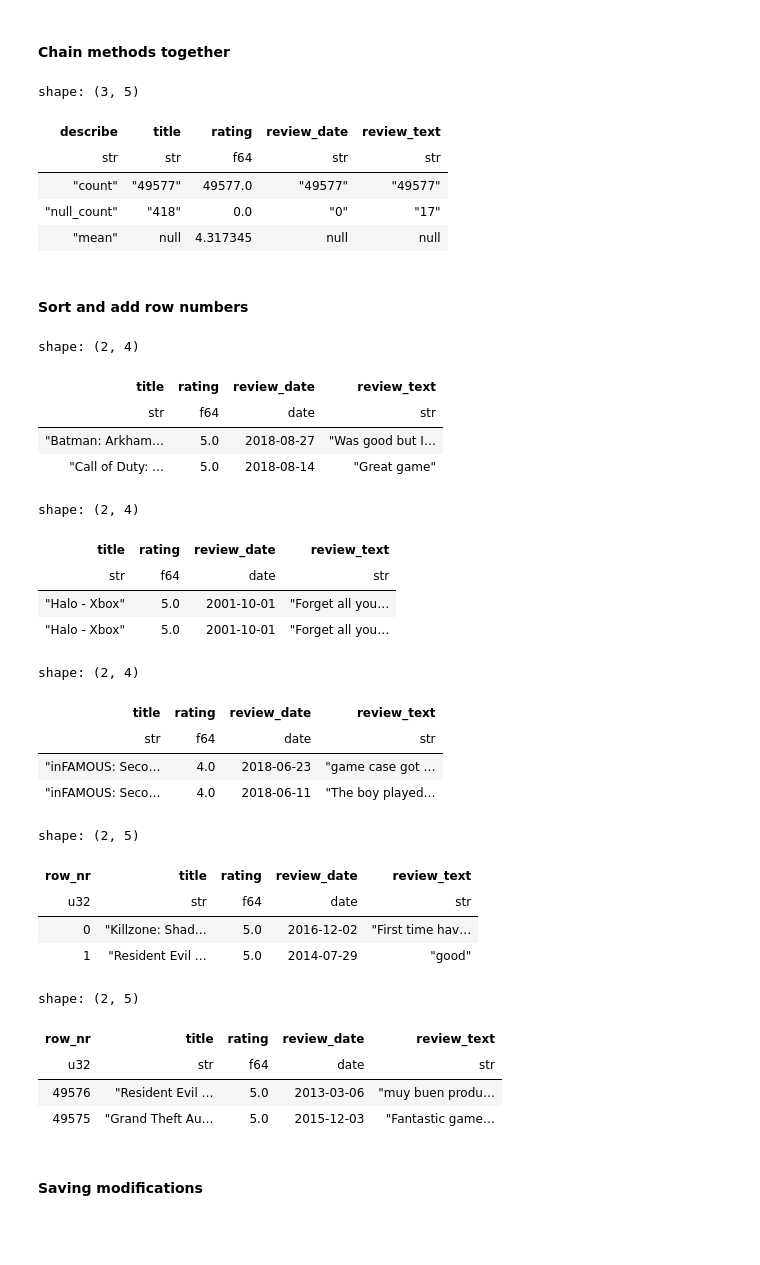
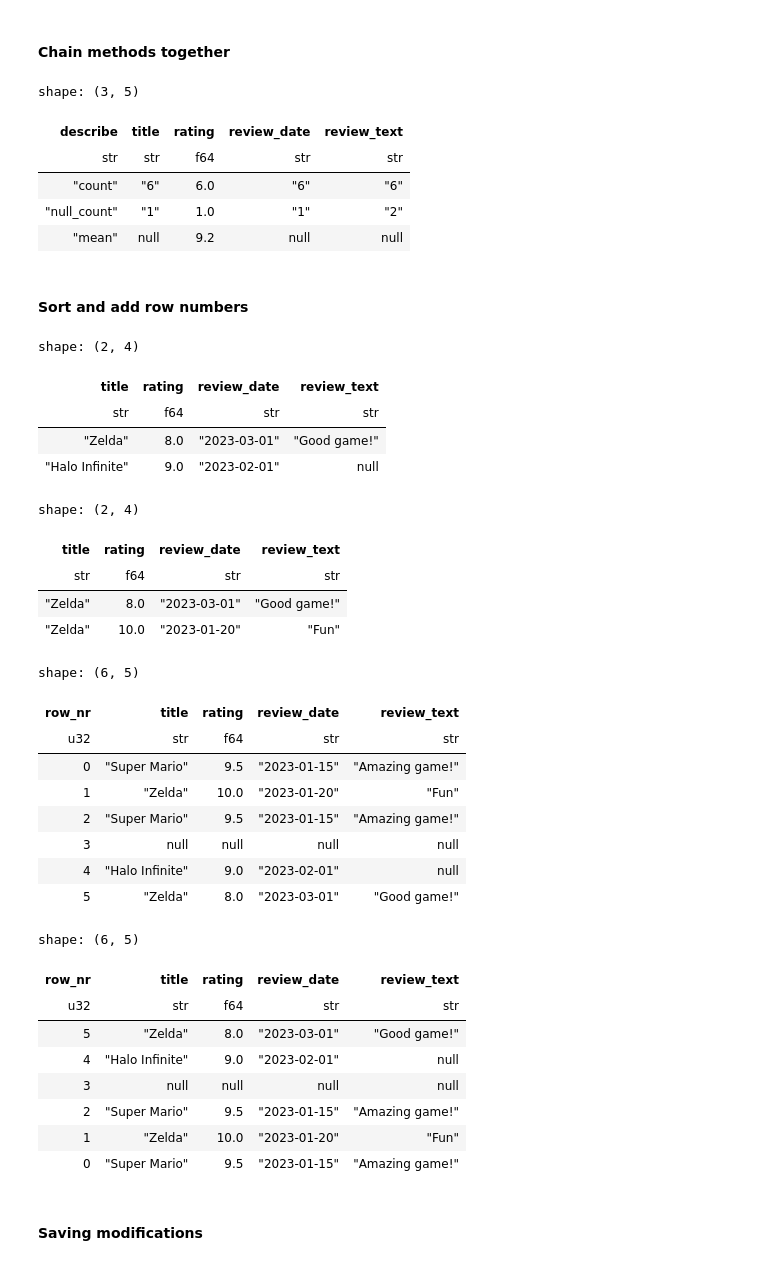
Before and after one commit to PacktPublishing/Data-Analysis-with-Polars, a Jupyter notebook: chapter_02/01_Polars_data_analysis.ipynb, the cells around one changed output. Drawn from its saved outputs; the diff is of its cells as text; code cells hidden in the pictures; blank space fills up the shorter version.

Commit message:
use a simpler dataset

```diff
--- a/chapter_02/01_Polars_data_analysis.ipynb
+++ b/chapter_02/01_Polars_data_analysis.ipynb
@@ -15,5 +12,15 @@ video_games_reviews = pl.read_csv('../datasets/reviews_videogames_350_simplified
 # %%
 # Configure the number of characters to show for each string column
-pl.Config.set_fmt_str_lengths(15)
+pl.Config.set_fmt_str_lengths(30)
 # %% [output]
 polars.config.Config
+# %%
+# Create a sample dataset for videogames reviews
+data = {
+    "title": ["Super Mario", "Zelda", "Super Mario", None, "Halo Infinite", "Zelda"],
+    "rating": [9.5, 10, 9.5, None, 9, 8],
+    "review_date": ["2023-01-15", "2023-01-20", "2023-01-15", None, "2023-02-01", "2023-03-01"],
+    "review_text": ["Amazing game!", "Fun", "Amazing game!", None, None, "Good game!"],
+}
+
+video_games_reviews = pl.DataFrame(data)
@@ -107,9 +128,9 @@ video_games_reviews.describe().head(3)
 shape: (3, 5)
 | describe | title | rating | review_date | review_text |
 | str | str | f64 | str | str |
-| "count" | "49577" | 49577.0 | "49577" | "49577" |
-| "null_count" | "418" | 0.0 | "0" | "17" |
-| "mean" | null | 4.317345 | null | null |
+| "count" | "6" | 6.0 | "6" | "6" |
+| "null_count" | "1" | 1.0 | "1" | "2" |
+| "mean" | null | 9.2 | null | null |
 # %% [markdown]
 #### Sort and add row numbers
 # %%
@@ -118,45 +139,44 @@ video_games_reviews.sort('review_date', descending=True).head(2)
 # %% [output]
 shape: (2, 4)
 | title | rating | review_date | review_text |
-| str | f64 | date | str |
-| "Batman: Arkham… | 5.0 | 2018-08-27 | "Was good but I… |
-| "Call of Duty: … | 5.0 | 2018-08-14 | "Great game" |
+| str | f64 | str | str |
+| "Zelda" | 8.0 | "2023-03-01" | "Good game!" |
+| "Halo Infinite" | 9.0 | "2023-02-01" | null |
 # %%
-# Sort the DataFrame by the time of review in ascending order and show the first 2 rows
-video_games_reviews.sort('review_date', descending=False).head(2)
+# Sort the DataFrame by the title and  time of review, both in descending order
+video_games_reviews.sort(['title','review_date'], descending=[True, True]).head(2)
 # %% [output]
 shape: (2, 4)
 | title | rating | review_date | review_text |
-| str | f64 | date | str |
-| "Halo - Xbox" | 5.0 | 2001-10-01 | "Forget all you… |
-| "Halo - Xbox" | 5.0 | 2001-10-01 | "Forget all you… |
+| str | f64 | str | str |
+| "Zelda" | 8.0 | "2023-03-01" | "Good game!" |
+| "Zelda" | 10.0 | "2023-01-20" | "Fun" |
-# %%
-# Sort the DataFrame by the video game code (asin) in ascending order and by the time of review in descending order
-video_games_reviews.sort(['title','review_date'], descending=[True, True]).head(2)
-# %% [output]
-shape: (2, 4)
-| title | rating | review_date | review_text |
-| str | f64 | date | str |
-| "inFAMOUS: Seco… | 4.0 | 2018-06-23 | "game case got … |
-| "inFAMOUS: Seco… | 4.0 | 2018-06-11 | "The boy played… |
 # %%
 # Add a row number to the dataframe
-video_games_reviews.with_row_count().head(2)
+video_games_reviews.with_row_count()
 # %% [output]
-shape: (2, 5)
+shape: (6, 5)
 | row_nr | title | rating | review_date | review_text |
-| u32 | str | f64 | date | str |
-| 0 | "Killzone: Shad… | 5.0 | 2016-12-02 | "First time hav… |
-| 1 | "Resident Evil … | 5.0 | 2014-07-29 | "good" |
+| u32 | str | f64 | str | str |
+| 0 | "Super Mario" | 9.5 | "2023-01-15" | "Amazing game!" |
+| 1 | "Zelda" | 10.0 | "2023-01-20" | "Fun" |
+| 2 | "Super Mario" | 9.5 | "2023-01-15" | "Amazing game!" |
+| 3 | null | null | null | null |
+| 4 | "Halo Infinite" | 9.0 | "2023-02-01" | null |
+| 5 | "Zelda" | 8.0 | "2023-03-01" | "Good game!" |
 # %%
 # Add a row number to the dataframe, then sort in reverse order
-video_games_reviews.with_row_count().reverse().head(2)
+video_games_reviews.with_row_count().reverse()
 # %% [output]
-shape: (2, 5)
+shape: (6, 5)
 | row_nr | title | rating | review_date | review_text |
-| u32 | str | f64 | date | str |
-| 49576 | "Resident Evil … | 5.0 | 2013-03-06 | "muy buen produ… |
-| 49575 | "Grand Theft Au… | 5.0 | 2015-12-03 | "Fantastic game… |
+| u32 | str | f64 | str | str |
+| 5 | "Zelda" | 8.0 | "2023-03-01" | "Good game!" |
+| 4 | "Halo Infinite" | 9.0 | "2023-02-01" | null |
+| 3 | null | null | null | null |
+| 2 | "Super Mario" | 9.5 | "2023-01-15" | "Amazing game!" |
+| 1 | "Zelda" | 10.0 | "2023-01-20" | "Fun" |
+| 0 | "Super Mario" | 9.5 | "2023-01-15" | "Amazing game!" |
 # %% [markdown]
 #### Saving modifications
 # %%
```
Also changed, not shown: parts of 98 cells of this notebook.
